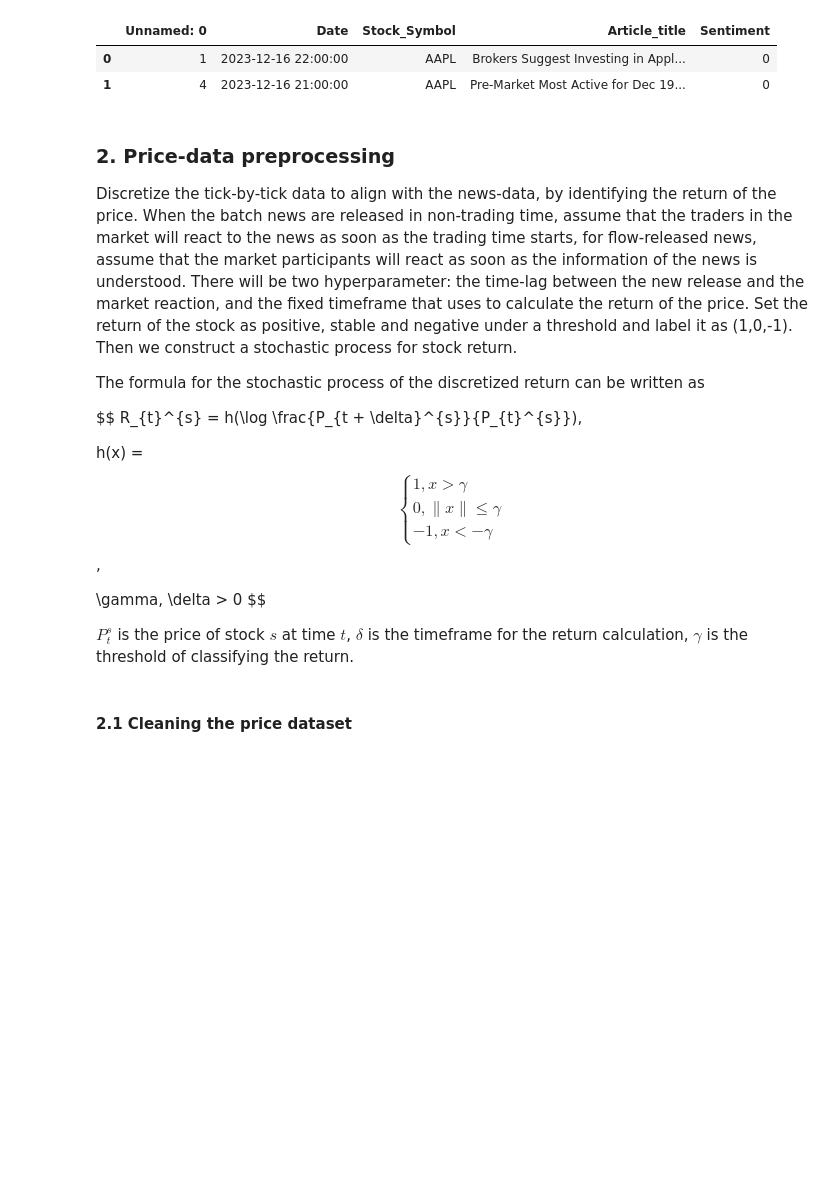
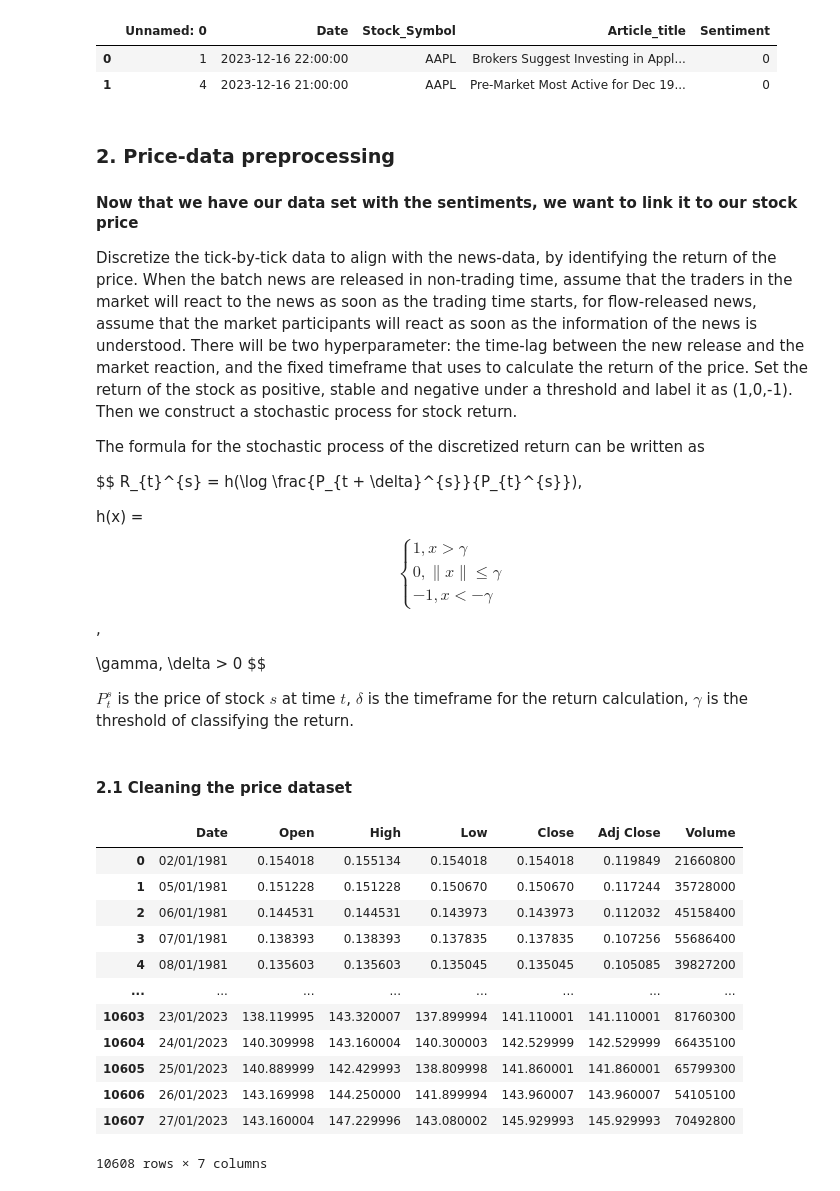
Before and after one commit to Crqbu/Sentiment-Market-Anomaly, a Jupyter notebook: notebooks/data_analysis.ipynb, the cells around one changed output. Cells and saved outputs as stored; diff of their text form; code cells hidden in the pictures; blank space fills up the shorter version.

```diff
--- a/notebooks/data_analysis.ipynb
+++ b/notebooks/data_analysis.ipynb
@@ -149,6 +166,8 @@ merged_df.head(2)
 | 1 | 4 | 2023-12-16 21:00:00 | AAPL | Pre-Market Most Active for Dec 19... | 0 |
 # %% [markdown]
 ### 2. Price-data preprocessing
+
+#### Now that we have our data set with the sentiments, we want to link it to our stock price
 
 Discretize the tick-by-tick data to align with the news-data, by identifying the return of the price. When the batch news are released in non-trading time, assume that the traders in the market will react to the news as soon as the trading time starts, for flow-released news, assume that the market participants will react as soon as the information of the news is understood. There will be two hyperparameter: the time-lag between the new release and the market reaction, and the fixed timeframe that uses to calculate the return of the price. Set the return of the stock as positive, stable and negative under a threshold and label it as (1,0,-1). Then we construct a stochastic process for stock return.
 
@@ -165,4 +184,25 @@ $$
 $P_{t}^{s}$ is the price of stock $s$ at time $t$, $\delta$ is the timeframe for the return calculation, $\gamma$ is the threshold of classifying the return.
 # %% [markdown]
 #### 2.1 Cleaning the price dataset
+# %%
+import pandas as pd
+import numpy as np
+
+data = pd.read_csv("../data/quotes/apple_quotes.csv")
+
+data
+# %% [output]
+|  | Date | Open | High | Low | Close | Adj Close | Volume |
+| 0 | 02/01/1981 | 0.154018 | 0.155134 | 0.154018 | 0.154018 | 0.119849 | 21660800 |
+| 1 | 05/01/1981 | 0.151228 | 0.151228 | 0.150670 | 0.150670 | 0.117244 | 35728000 |
+| 2 | 06/01/1981 | 0.144531 | 0.144531 | 0.143973 | 0.143973 | 0.112032 | 45158400 |
+| 3 | 07/01/1981 | 0.138393 | 0.138393 | 0.137835 | 0.137835 | 0.107256 | 55686400 |
+| 4 | 08/01/1981 | 0.135603 | 0.135603 | 0.135045 | 0.135045 | 0.105085 | 39827200 |
+| ... | ... | ... | ... | ... | ... | ... | ... |
+| 10603 | 23/01/2023 | 138.119995 | 143.320007 | 137.899994 | 141.110001 | 141.110001 | 81760300 |
+| 10604 | 24/01/2023 | 140.309998 | 143.160004 | 140.300003 | 142.529999 | 142.529999 | 66435100 |
+| 10605 | 25/01/2023 | 140.889999 | 142.429993 | 138.809998 | 141.860001 | 141.860001 | 65799300 |
+| 10606 | 26/01/2023 | 143.169998 | 144.250000 | 141.899994 | 143.960007 | 143.960007 | 54105100 |
+| 10607 | 27/01/2023 | 143.160004 | 147.229996 | 143.080002 | 145.929993 | 145.929993 | 70492800 |
+10608 rows × 7 columns
 # %%
```
Also changed, not shown: parts of 24 cells of this notebook.
